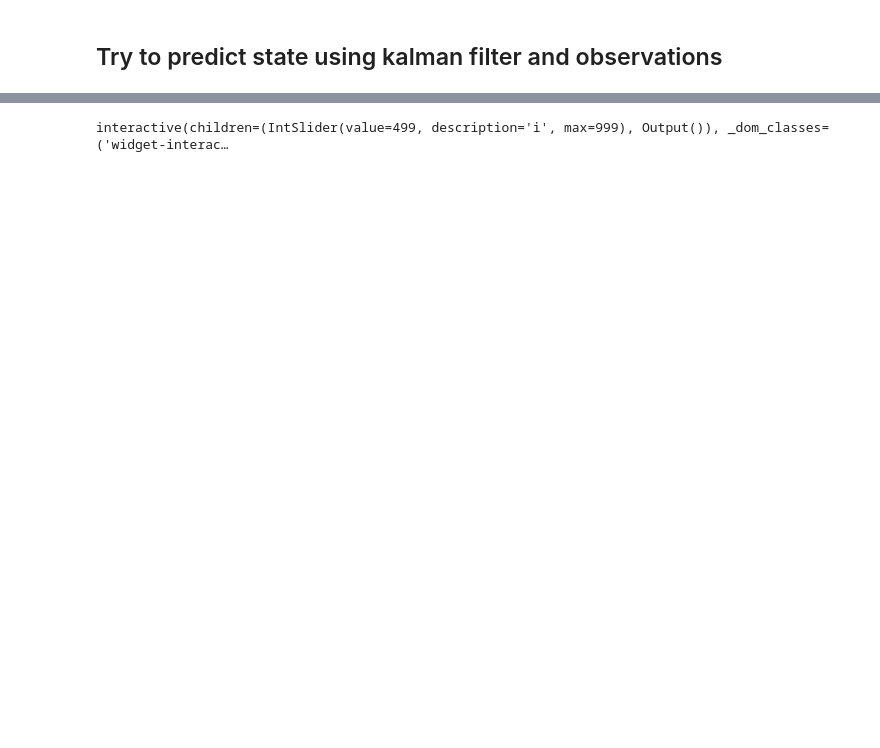
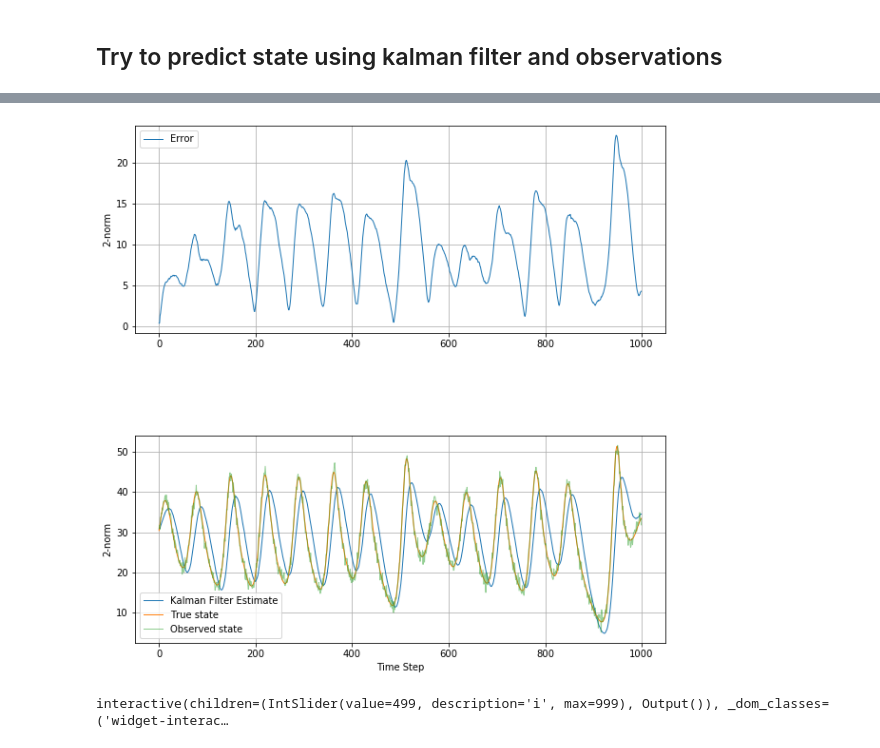
Before and after one commit to andrewbrettin/comp_stat_project, a Jupyter notebook: code/Lorenz_KF.ipynb, the cells around one changed output, grey strips where cells are left out. Saved outputs shown, nothing was run; the diff lists cells and outputs as text; code cells hidden in the pictures; blank space fills up the shorter version.

```diff
--- a/code/Lorenz_KF.ipynb
+++ b/code/Lorenz_KF.ipynb
@@ -138,3 +155,27 @@ fig.tight_layout()
+# %%
+fig, (ax1, ax2) = plt.subplots(2, 1,figsize=(10, 10))
+# make a little extra space between the subplots
+fig.subplots_adjust(hspace=0.5)
+
+ax1.plot(range(len(updates)),err,lw=1, alpha=1, label='Error')
+ax2.plot(range(len(updates)),dist,lw=1, alpha=1, label='Kalman Filter Estimate')
+ax2.plot(range(len(updates)),realdist,lw=1, alpha=1, label='True state')
+ax2.plot(range(len(updates)),obsdist,lw=1, alpha=0.5, label='Observed state')
+
+ax2.set_xlabel('Time Step')
+ax2.set_ylabel('2-norm')
+
+ax1.grid(True)
+ax2.grid(True)
+ax1.legend()
+ax2.legend()
+#ax1.set_xlim(200, 400)
+#ax2.set_xlim(200, 400)
+
+ax1.set_ylabel('2-norm')
+plt.show()
+# %% [output]
+[figure, added]
 # %%
 def plot(i):
     ax = plt.gca(projection='3d')
```
Also changed, not shown: parts of 8 cells of this notebook.
